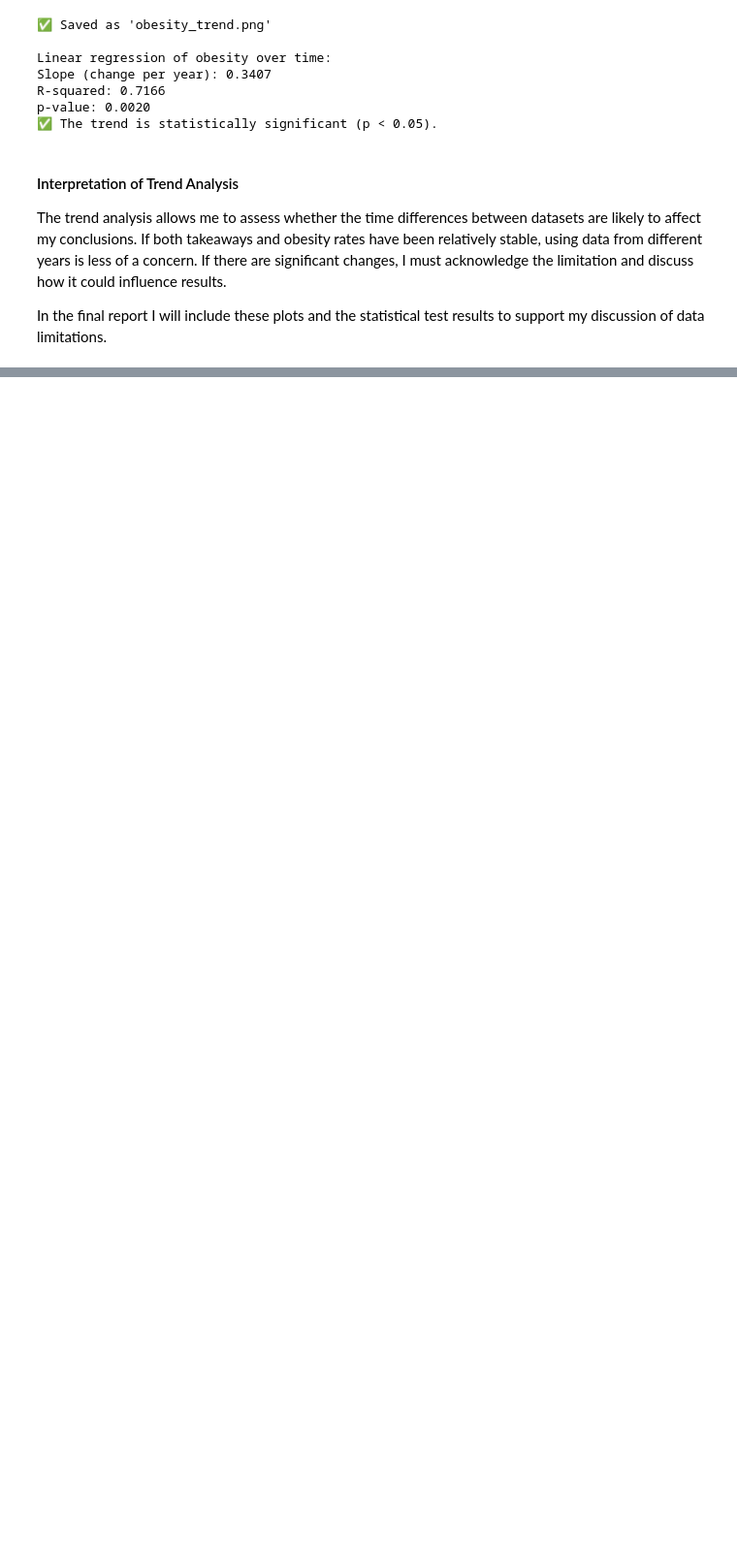
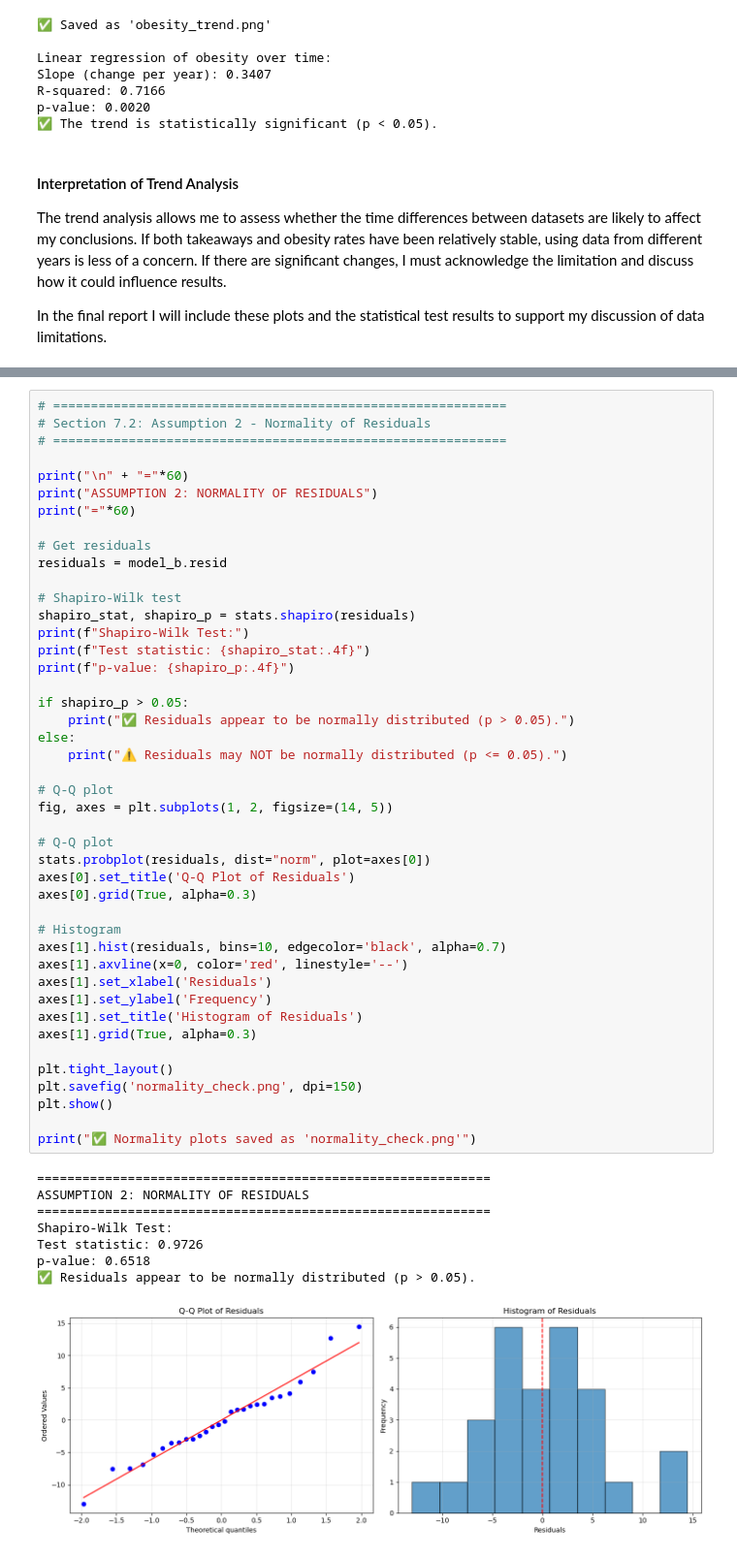
Before and after one commit to iamzisan/Advance-MSc-Project_Takeaway-Density-Deprivation-Obesity-in-London, a Jupyter notebook: MSc Project Source Code.ipynb, the cells around one changed output, grey strips where cells are left out. Shown at 97% size. Drawn from its saved outputs; the diff is of its cells as text; blank space fills up the shorter version.

```diff
--- a/MSc Project Source Code.ipynb
+++ b/MSc Project Source Code.ipynb
@@ -1728,0 +2003,53 @@ In the final report I will include these plots and the statistical test results
+# %%
+# ============================================================
+# Section 7.2: Assumption 2 - Normality of Residuals
+# ============================================================
+
+print("\n" + "="*60)
+print("ASSUMPTION 2: NORMALITY OF RESIDUALS")
+print("="*60)
+
+# Get residuals
+residuals = model_b.resid
+
+# Shapiro-Wilk test
+shapiro_stat, shapiro_p = stats.shapiro(residuals)
+print(f"Shapiro-Wilk Test:")
+print(f"Test statistic: {shapiro_stat:.4f}")
+print(f"p-value: {shapiro_p:.4f}")
+
+if shapiro_p > 0.05:
+    print("✅ Residuals appear to be normally distributed (p > 0.05).")
+else:
+    print("⚠️ Residuals may NOT be normally distributed (p <= 0.05).")
+
+# Q-Q plot
+fig, axes = plt.subplots(1, 2, figsize=(14, 5))
+
+# Q-Q plot
+stats.probplot(residuals, dist="norm", plot=axes[0])
+axes[0].set_title('Q-Q Plot of Residuals')
+axes[0].grid(True, alpha=0.3)
+
+# Histogram
+axes[1].hist(residuals, bins=10, edgecolor='black', alpha=0.7)
+axes[1].axvline(x=0, color='red', linestyle='--')
+axes[1].set_xlabel('Residuals')
+axes[1].set_ylabel('Frequency')
+axes[1].set_title('Histogram of Residuals')
+axes[1].grid(True, alpha=0.3)
+
+plt.tight_layout()
+plt.savefig('normality_check.png', dpi=150)
+plt.show()
+
+print("✅ Normality plots saved as 'normality_check.png'")
+# %% [output]
+============================================================
+ASSUMPTION 2: NORMALITY OF RESIDUALS
+============================================================
+Shapiro-Wilk Test:
+Test statistic: 0.9726
+p-value: 0.6518
+✅ Residuals appear to be normally distributed (p > 0.05).
+[figure, added]
```
Also changed, not shown: parts of 19 cells of this notebook, 5 other files.
